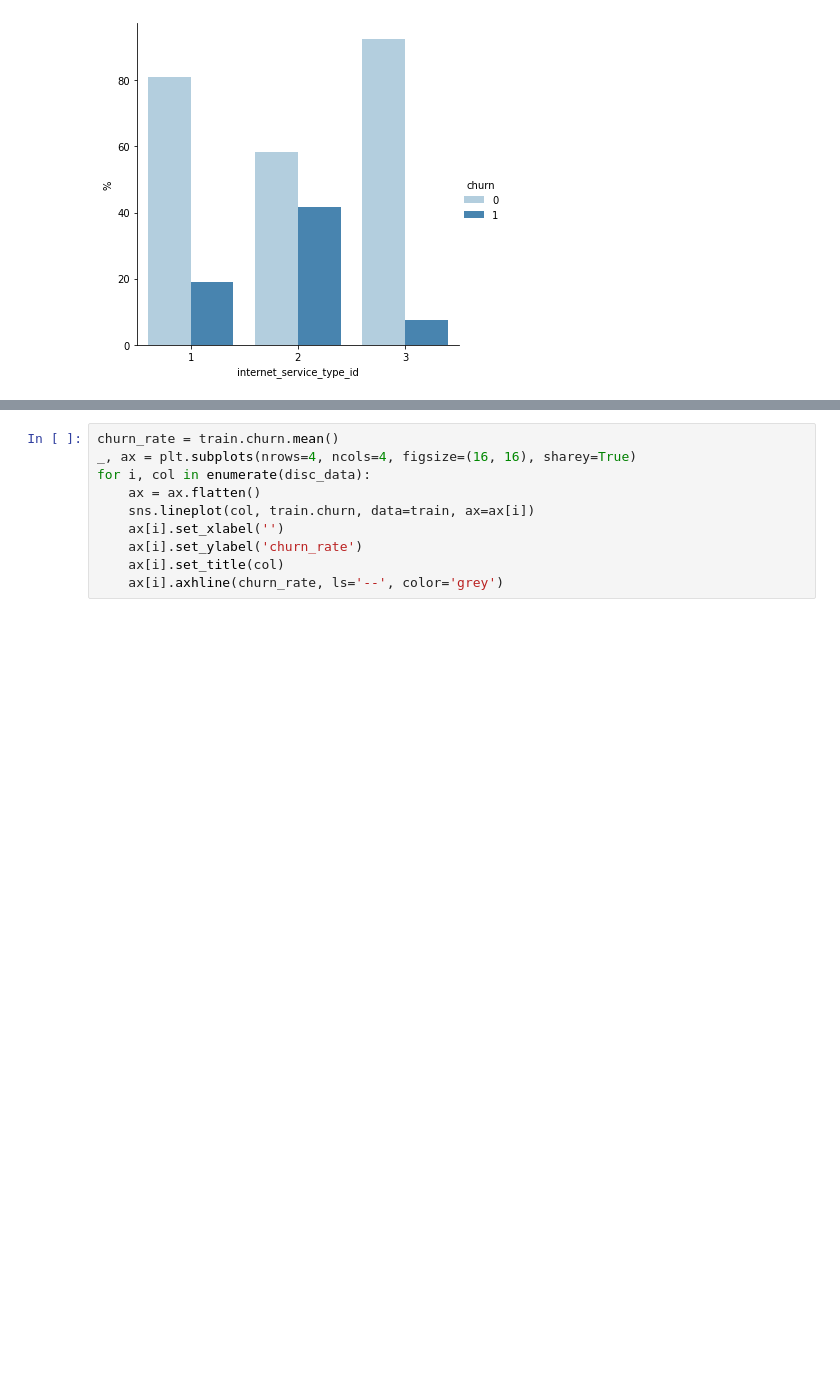
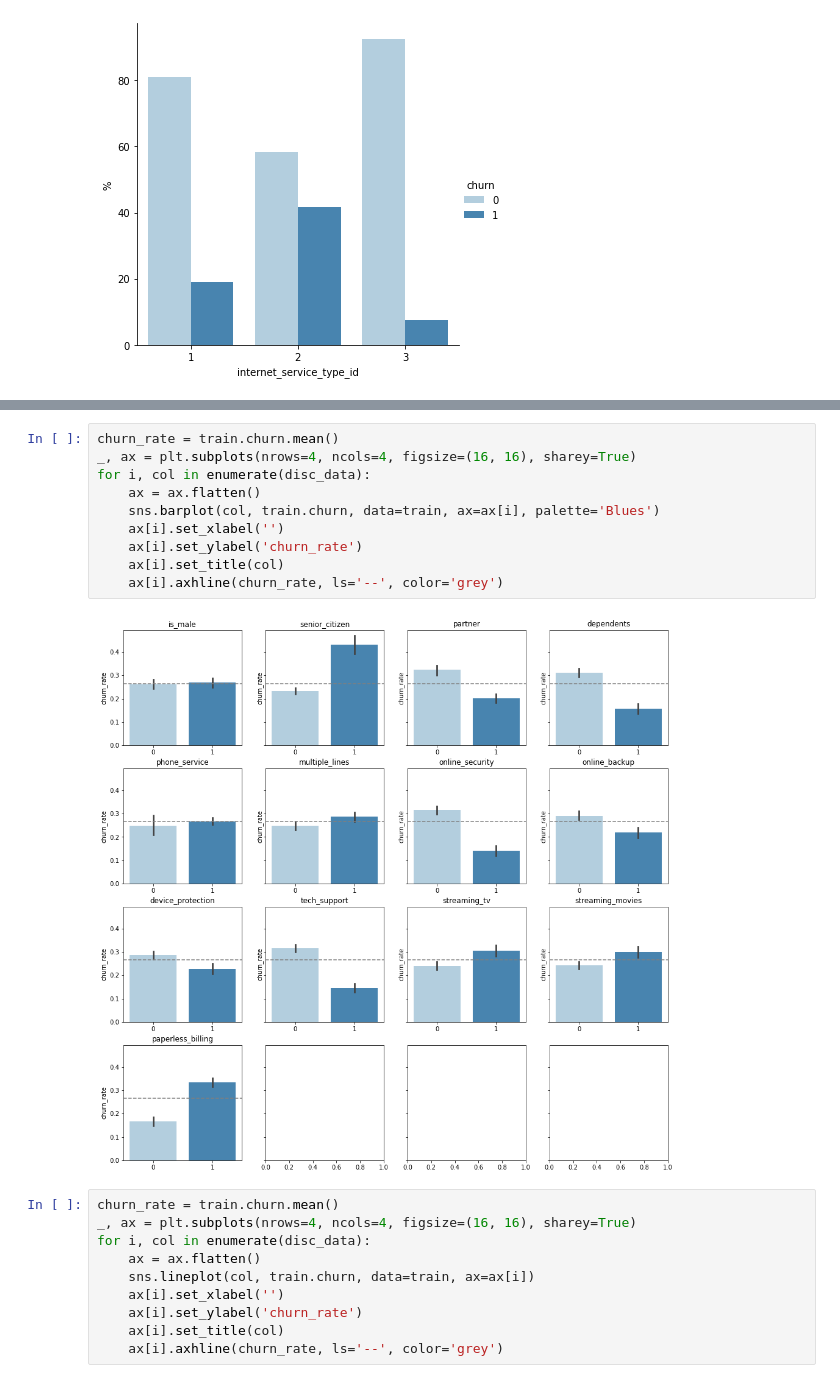
Before and after one commit to albertopuentes/Classification-Project---To-Churn-or-Not-To-Churn, a Jupyter notebook: classification_project.ipynb, the cells around one changed output, grey strips where cells are left out. Saved outputs shown, nothing was run; the diff lists cells and outputs as text; blank space fills up the shorter version.

Commit message:
Classification Project - visualization wrap up

```diff
--- a/classification_project.ipynb
+++ b/classification_project.ipynb
@@ -485,3 +496,15 @@ x,y = 'internet_service_type_id', 'churn'
+# %%
+churn_rate = train.churn.mean()
+_, ax = plt.subplots(nrows=4, ncols=4, figsize=(16, 16), sharey=True)
+for i, col in enumerate(disc_data):
+    ax = ax.flatten()
+    sns.barplot(col, train.churn, data=train, ax=ax[i], palette='Blues')
+    ax[i].set_xlabel('')
+    ax[i].set_ylabel('churn_rate')
+    ax[i].set_title(col)
+    ax[i].axhline(churn_rate, ls='--', color='grey')
+# %% [output]
+[figure, added]
 # %%
 churn_rate = train.churn.mean()
 _, ax = plt.subplots(nrows=4, ncols=4, figsize=(16, 16), sharey=True)
```
Also changed, not shown: parts of 14 cells of this notebook.
